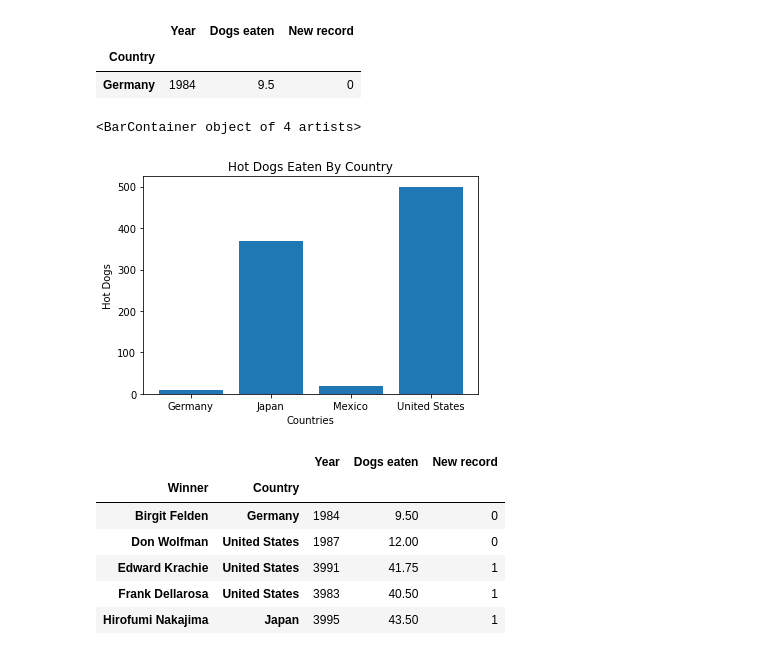
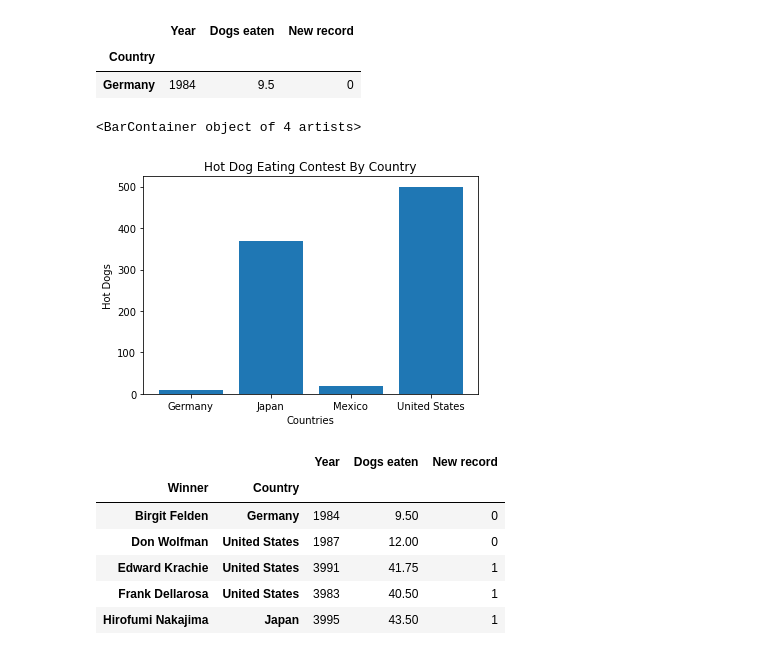
Before and after one commit to cast6858/DataScience_DSC_640, a Jupyter notebook: Weeks1-2/DPV_1.2_Exercises.ipynb, the cells around one changed output. Cells and saved outputs as stored; diff of their text form; code cells hidden in the pictures.

```diff
--- a/Weeks1-2/DPV_1.2_Exercises.ipynb
+++ b/Weeks1-2/DPV_1.2_Exercises.ipynb
@@ -26,13 +26,13 @@ country_hd_eaten.head(1)
 | Country |  |  |  |
 | Germany | 1984 | 9.5 | 0 |
 # %%
-plt.title("Hot Dogs Eaten By Country")
+plt.title("Hot Dog Eating Contest By Country")
 plt.ylabel("Hot Dogs")
 plt.xlabel("Countries")
 plt.bar(country_hd_eaten.index,country_hd_eaten['Dogs eaten'] )
 # %% [output]
 <BarContainer object of 4 artists>
-[figure, old version]
+[figure, new version]
 # %%
 #Hot Dogs Eaten by State
 
```
Also changed, not shown: parts of 3 cells of this notebook, 18 other files.
